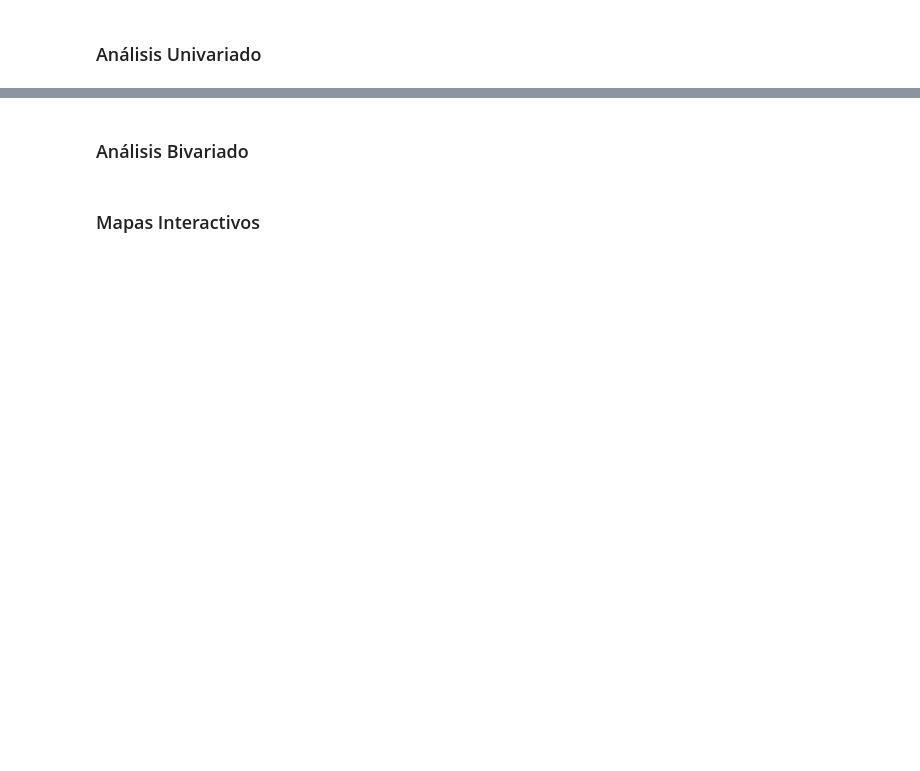
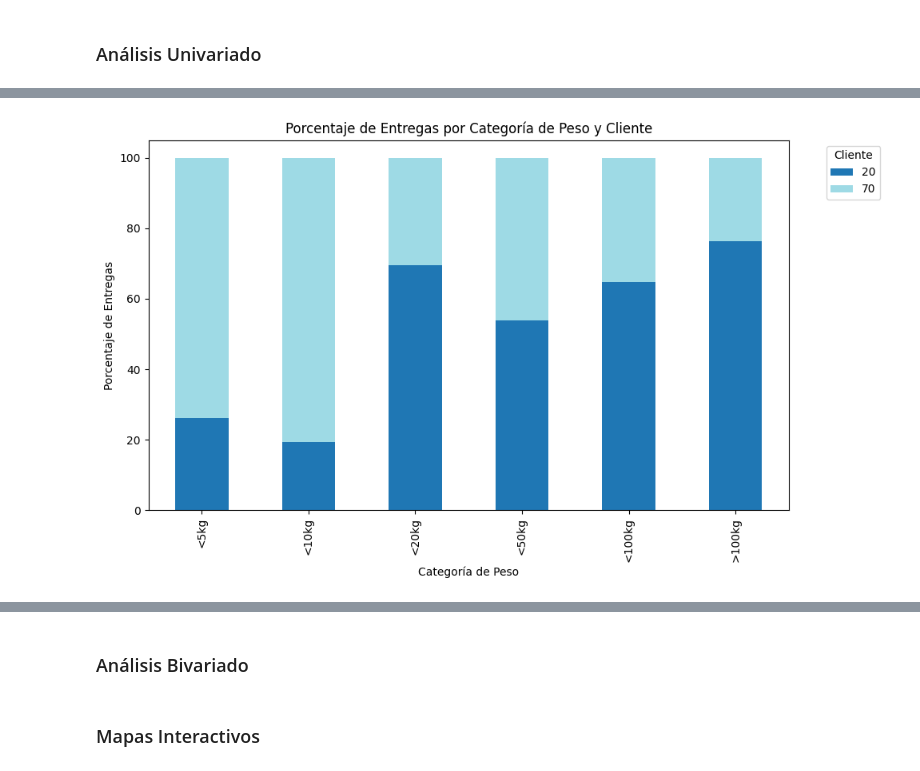
Before and after one commit to Maximo-Verdondoni/DesafioiFlow, a Jupyter notebook: Visualizacion.ipynb, the cells around one changed output, grey strips where cells are left out. Cells and saved outputs as stored; diff of their text form; code cells hidden in the pictures; blank space fills up the shorter version.

```diff
--- a/Visualizacion.ipynb
+++ b/Visualizacion.ipynb
@@ -23,0 +69,20 @@ df.head()
+# %%
+entregas_por_peso_cliente = df.groupby(['categoria_peso', 'cliente']).size().unstack(fill_value=0)
+
+# Convertir a porcentajes por categoría de peso
+entregas_por_peso_cliente_pct = entregas_por_peso_cliente.div(entregas_por_peso_cliente.sum(axis=1), axis=0) * 100
+
+# Crear el gráfico de barras apiladas
+entregas_por_peso_cliente_pct.plot(kind='bar', stacked=True, figsize=(10, 6), colormap='tab20')
+
+# Añadir etiquetas y título
+plt.xlabel('Categoría de Peso')
+plt.ylabel('Porcentaje de Entregas')
+plt.title('Porcentaje de Entregas por Categoría de Peso y Cliente')
+plt.legend(title='Cliente', bbox_to_anchor=(1.05, 1), loc='upper left')
+plt.tight_layout()
+
+# Mostrar el gráfico
+plt.show()
+# %% [output]
+[figure, added]
```
Also changed, not shown: parts of 9 cells of this notebook.
